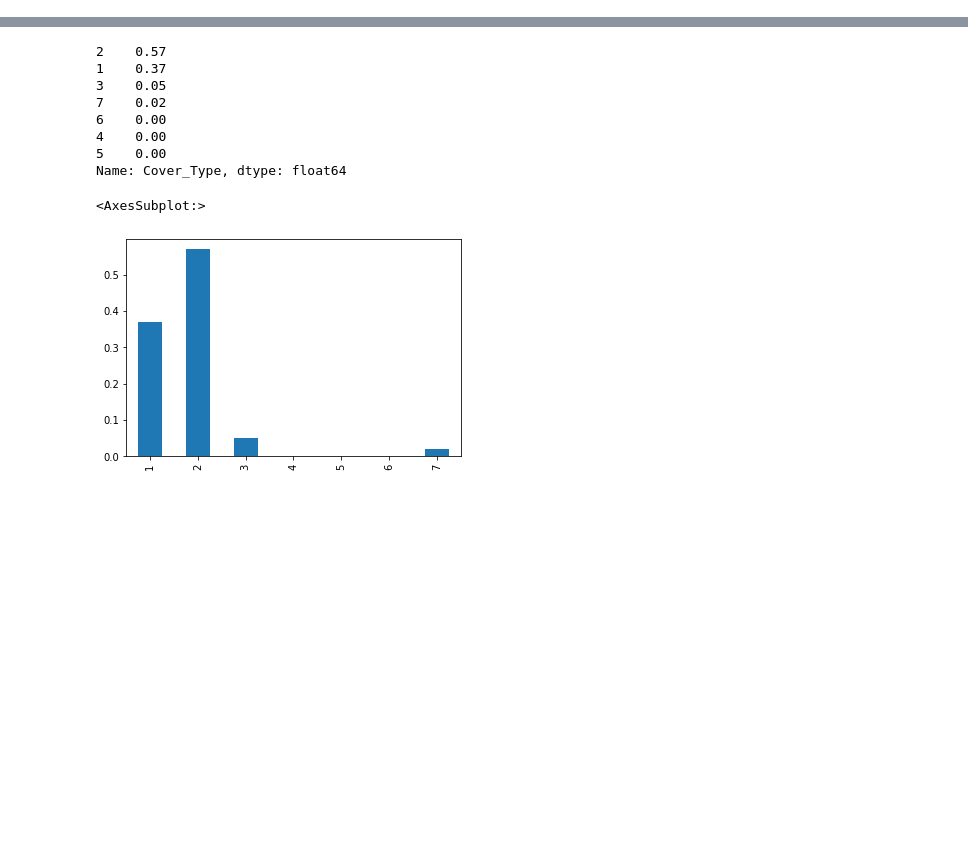
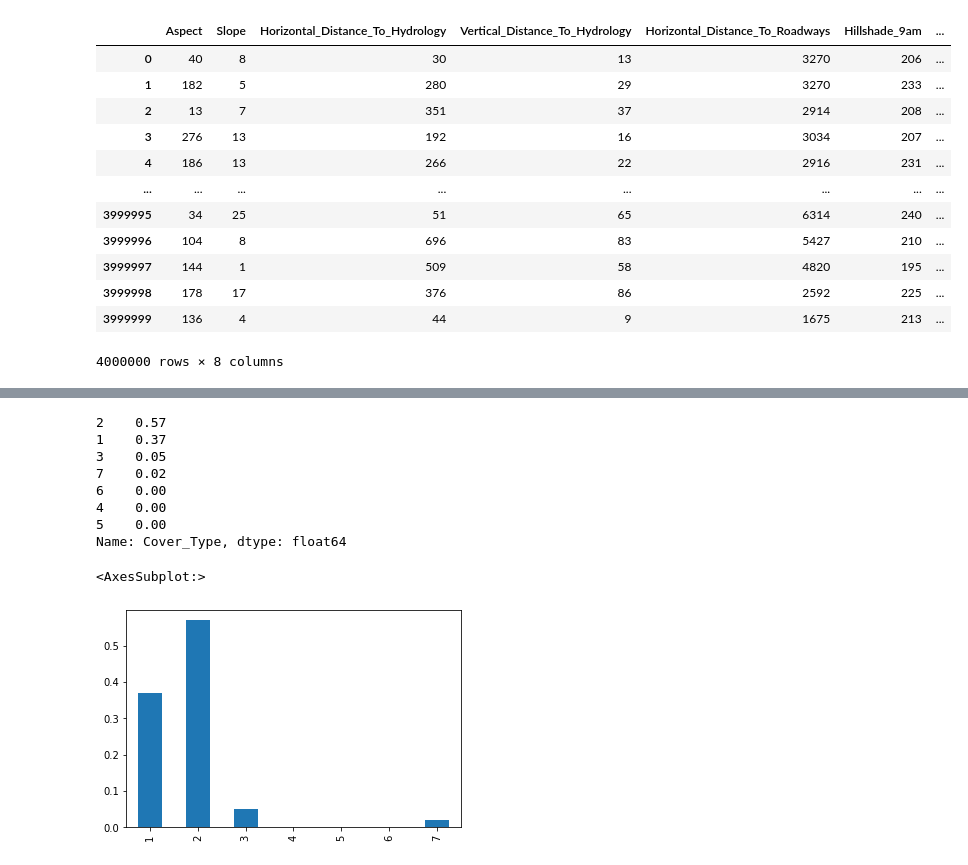
Before and after one commit to M4rkoos/KagglePlaygroundDec2021, a Jupyter notebook: Exploratory.ipynb, the cells around one changed output, grey strips where cells are left out. Cells and saved outputs as stored; diff of their text form; code cells hidden in the pictures; blank space fills up the shorter version.

```diff
--- a/Exploratory.ipynb
+++ b/Exploratory.ipynb
@@ -4,3 +4,7 @@ import numpy as np
 from sklearn.model_selection import train_test_split
 # %%
 df = pd.read_csv(r"train.csv")
+# %%
+desc = df.describe().round(1).loc['min']
+# %%
+neg_desc = desc[desc<0]
@@ -6,0 +23,4 @@ df = pd.read_csv(r"train.csv")
+# %%
+neg_columns = list(neg_desc.index)
+# %%
+neg_df = df[df.columns.intersection(neg_columns)]
@@ -6,0 +30,16 @@ df = pd.read_csv(r"train.csv")
+# %%
+neg_df
+# %% [output]
+|  | Aspect | Slope | Horizontal_Distance_To_Hydrology | Vertical_Distance_To_Hydrology | Horizontal_Distance_To_Roadways | Hillshade_9am | ... |
+| 0 | 40 | 8 | 30 | 13 | 3270 | 206 | ... |
+| 1 | 182 | 5 | 280 | 29 | 3270 | 233 | ... |
+| 2 | 13 | 7 | 351 | 37 | 2914 | 208 | ... |
+| 3 | 276 | 13 | 192 | 16 | 3034 | 207 | ... |
+| 4 | 186 | 13 | 266 | 22 | 2916 | 231 | ... |
+| ... | ... | ... | ... | ... | ... | ... | ... |
+| 3999995 | 34 | 25 | 51 | 65 | 6314 | 240 | ... |
+| 3999996 | 104 | 8 | 696 | 83 | 5427 | 210 | ... |
+| 3999997 | 144 | 1 | 509 | 58 | 4820 | 195 | ... |
+| 3999998 | 178 | 17 | 376 | 86 | 2592 | 225 | ... |
+| 3999999 | 136 | 4 | 44 | 9 | 1675 | 213 | ... |
+4000000 rows × 8 columns
```
Also changed, not shown: parts of 49 cells of this notebook, 38 other files.
